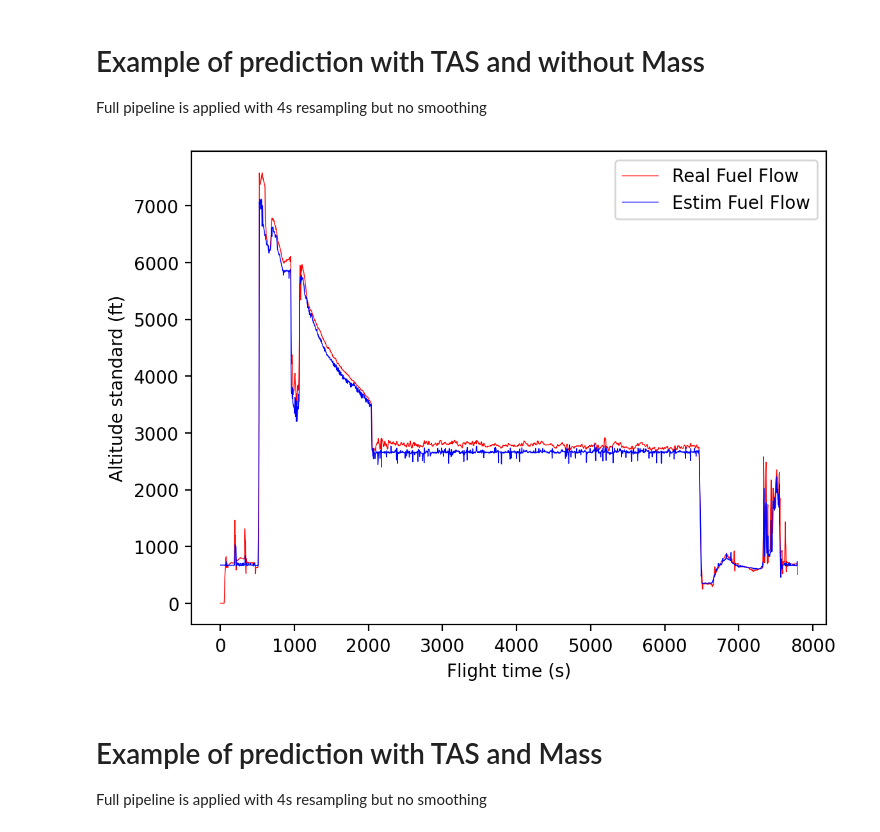
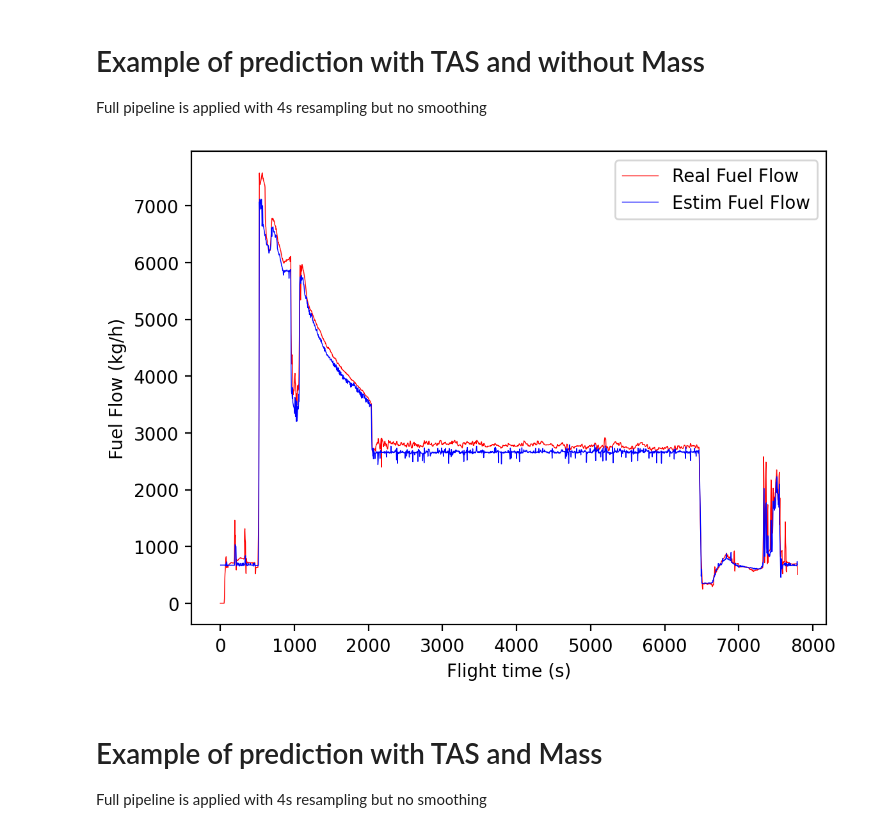
Before and after one commit to DGAC/Acropole, a Jupyter notebook: examples/examples.ipynb, the cells around one changed output. Cells and saved outputs as stored; diff of their text form; code cells hidden in the pictures.

```diff
--- a/examples/examples.ipynb
+++ b/examples/examples.ipynb
@@ -131,15 +131,15 @@ Full pipeline is applied with 4s resampling but no smoothing
 # %%
 plt.figure(dpi=200)
 df2 = trajectory.trajectory_process(df, tas=COL_TRUE_AIR_SPD_KT,
                                     cols_keep=cols_keep, cols_smooth=cols_smooth, cols_resample=cols_resample)
 plt.plot(df2[COL_FLIGHT_TIME], 2*df2[COL_FUEL_FLOW_KGH], color='r',lw=0.5, label="Real Fuel Flow")
 plt.plot(df2[COL_FLIGHT_TIME], df2[COL_ESTIM_FUEL_FLOW_KGH], color='b',lw=0.5, label="Estim Fuel Flow")
 plt.xlabel("Flight time (s)")
-plt.ylabel("Altitude standard (ft)")
+plt.ylabel("Fuel Flow (kg/h)")
 plt.legend()
 plt.show()
 # %% [output]
-[figure, old version]
+[figure, new version]
 # %% [markdown]
 # Example of prediction with TAS and Mass
 Full pipeline is applied with 4s resampling but no smoothing
```
Also changed, not shown: parts of 2 cells of this notebook.
